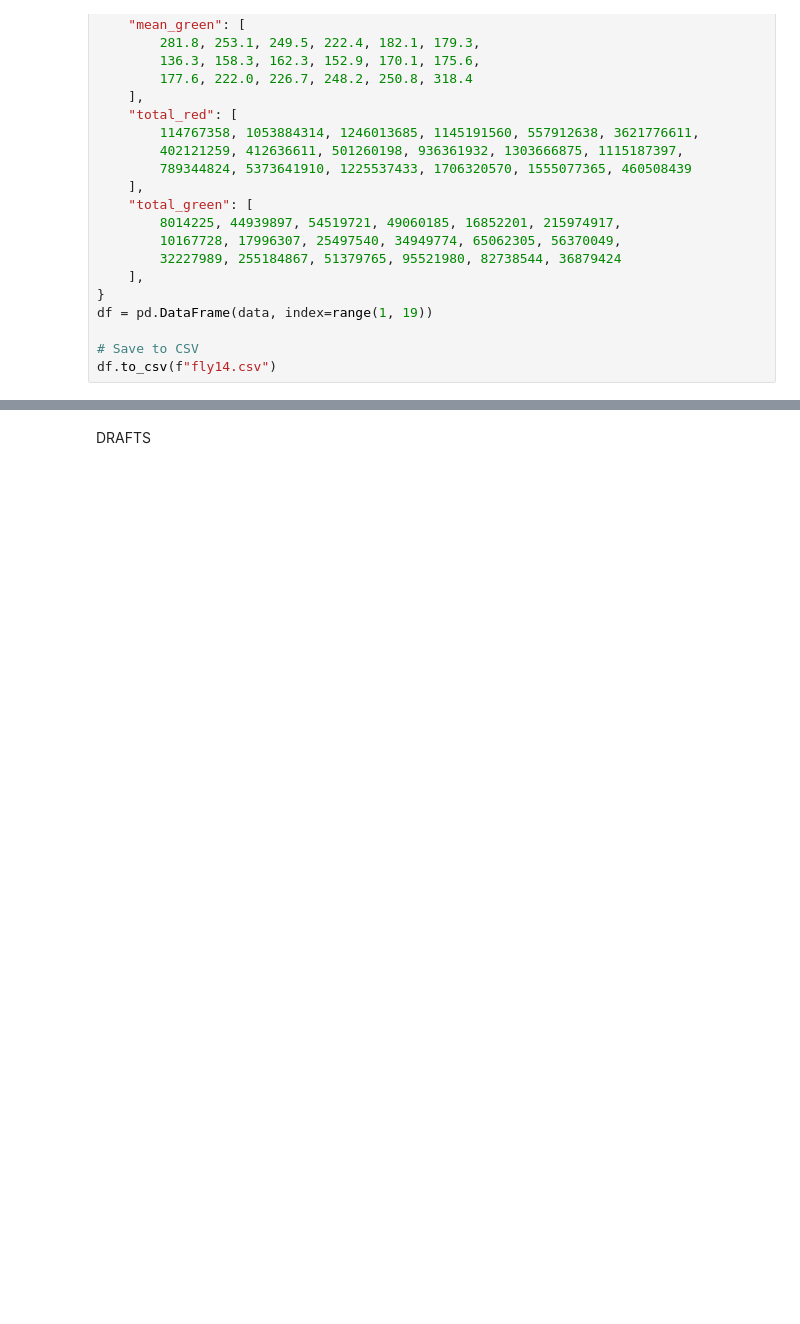
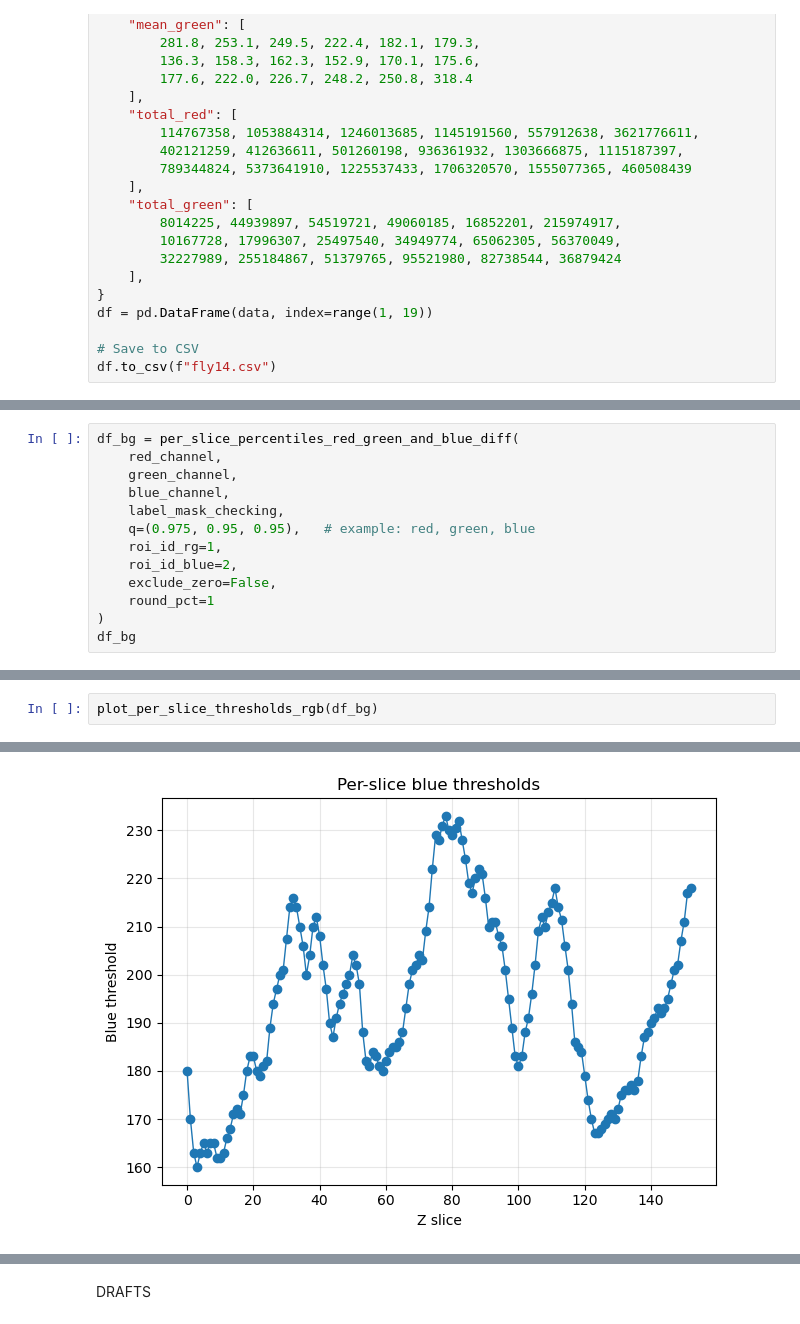
Before and after one commit to sansachenlelele/connectome_analysis_fisherlab, a Jupyter notebook: delta7/analysis_get-main-value-25summer.ipynb, the cells around one changed output, grey strips where cells are left out. Saved outputs shown, nothing was run; the diff lists cells and outputs as text; blank space fills up the shorter version.

Commit message:
did the is green on blue thing, all codes done, just need to run through all flies

```diff
--- a/delta7/analysis_get-main-value-25summer.ipynb
+++ b/delta7/analysis_get-main-value-25summer.ipynb
@@ -957,0 +1190,13 @@ df.to_csv(f"fly14.csv")
+# %%
+df_bg = per_slice_percentiles_red_green_and_blue_diff(
+    red_channel,
+    green_channel,
+    blue_channel,
+    label_mask_checking,
+    q=(0.975, 0.95, 0.95),   # example: red, green, blue
+    roi_id_rg=1,
+    roi_id_blue=2,
+    exclude_zero=False,
+    round_pct=1
+)
+df_bg
@@ -957,0 +1217,3 @@ df.to_csv(f"fly14.csv")
+# %%
+plot_per_slice_thresholds_rgb(df_bg)
+# %% [output]
@@ -957,0 +1222 @@ df.to_csv(f"fly14.csv")
+[figure, added]
```
Also changed, not shown: parts of 17 cells of this notebook, 1 other file.
